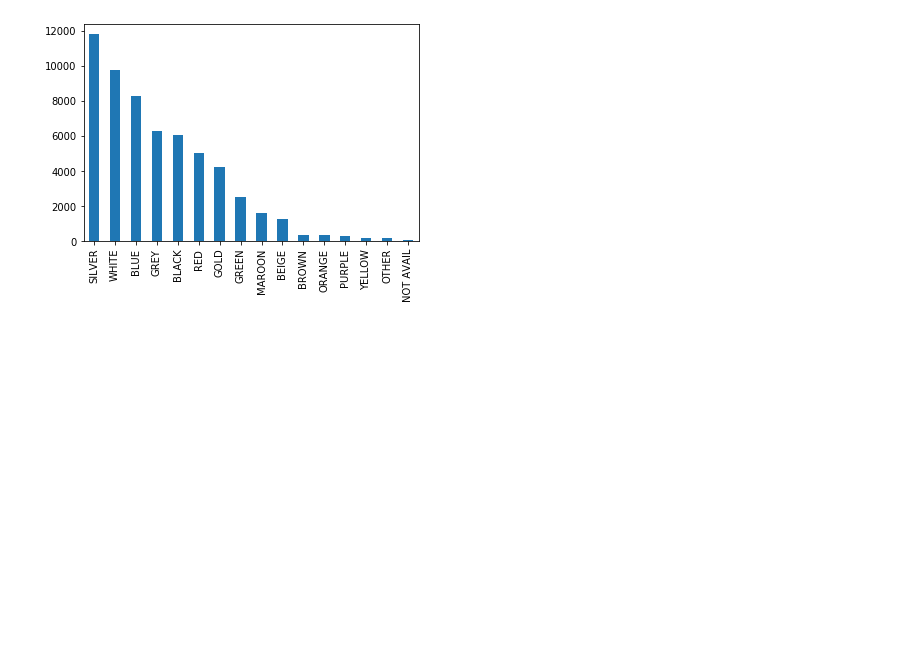
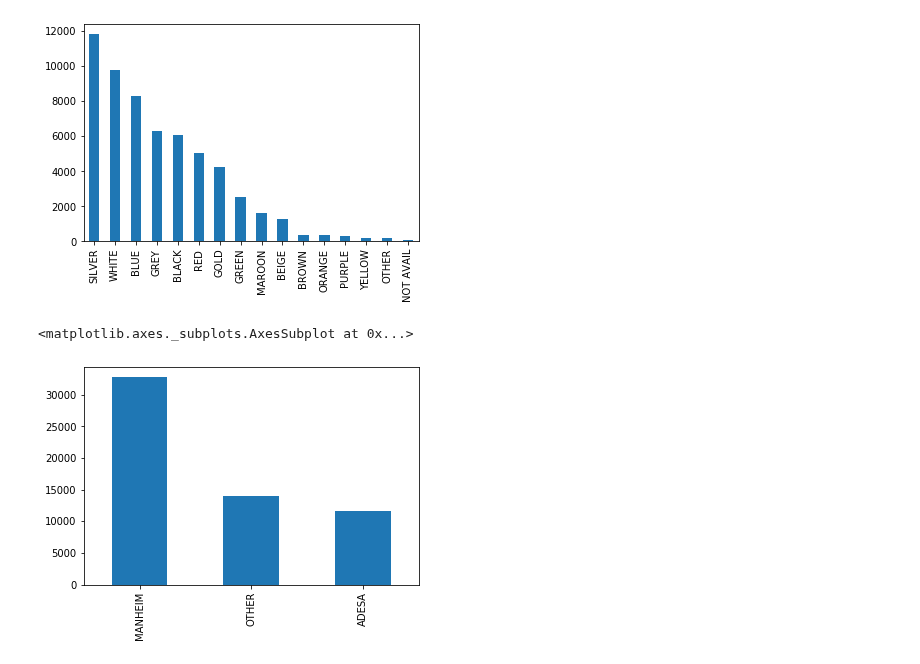
Before and after one commit to andybbruno/DataMining, a Jupyter notebook: DataUnderstanding.ipynb, the cells around one changed output. Cells and saved outputs as stored; diff of their text form; code cells hidden in the pictures; blank space fills up the shorter version.

```diff
--- a/DataUnderstanding.ipynb
+++ b/DataUnderstanding.ipynb
@@ -214,3 +217,8 @@ df['Color'].value_counts().plot(kind='bar')
 # %% [output]
 <matplotlib.axes._subplots.AxesSubplot at 0x...>
 [figure]
+# %%
+df['Auction'].value_counts().plot(kind='bar')
+# %% [output]
+<matplotlib.axes._subplots.AxesSubplot at 0x...>
+[figure, added]
```
Also changed, not shown: parts of 3 cells of this notebook.
